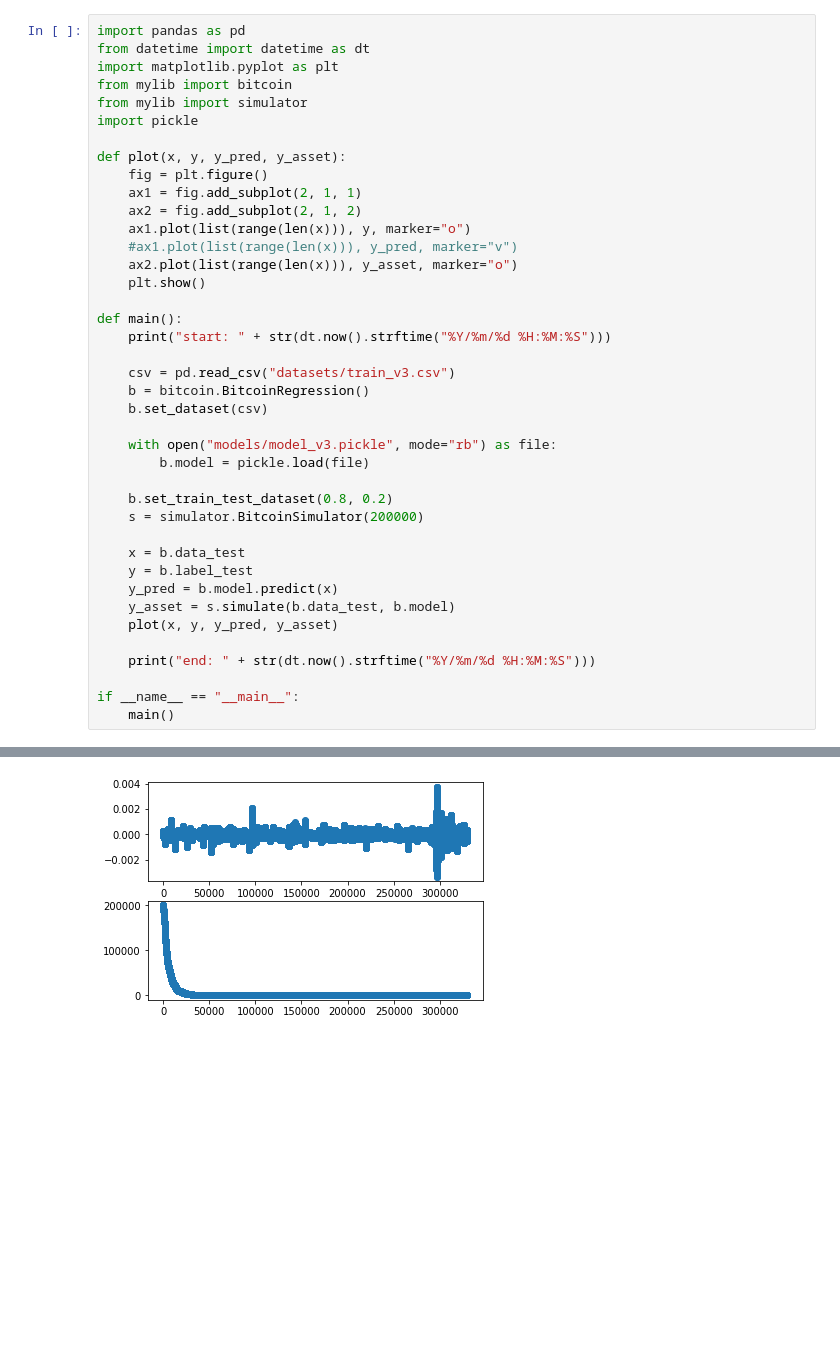
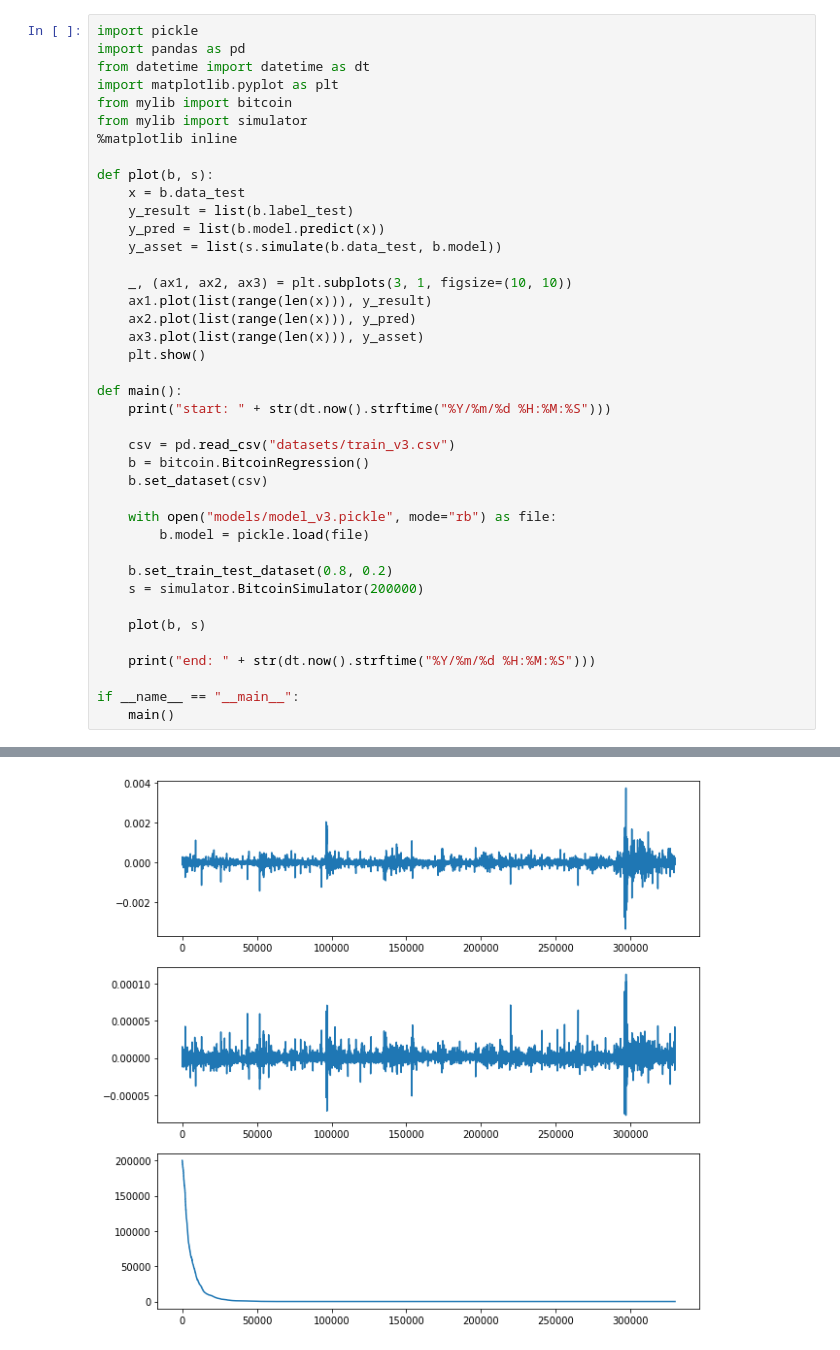
Before and after one commit to awesomest/mytrader, a Jupyter notebook: simulate_trading.ipynb, the cells around one changed output, grey strips where cells are left out. Drawn from its saved outputs; the diff is of its cells as text; blank space fills up the shorter version.

```diff
--- a/simulate_trading.ipynb
+++ b/simulate_trading.ipynb
@@ -1,18 +1,22 @@
 # %%
+import pickle
 import pandas as pd
 from datetime import datetime as dt
 import matplotlib.pyplot as plt
 from mylib import bitcoin
 from mylib import simulator
-import pickle
+%matplotlib inline
 
-def plot(x, y, y_pred, y_asset):
-    fig = plt.figure()
-    ax1 = fig.add_subplot(2, 1, 1)
-    ax2 = fig.add_subplot(2, 1, 2)
-    ax1.plot(list(range(len(x))), y, marker="o")
-    #ax1.plot(list(range(len(x))), y_pred, marker="v")
-    ax2.plot(list(range(len(x))), y_asset, marker="o")
+def plot(b, s):
+    x = b.data_test
+    y_result = list(b.label_test)
+    y_pred = list(b.model.predict(x))
+    y_asset = list(s.simulate(b.data_test, b.model))
+
+    _, (ax1, ax2, ax3) = plt.subplots(3, 1, figsize=(10, 10))
+    ax1.plot(list(range(len(x))), y_result)
+    ax2.plot(list(range(len(x))), y_pred)
+    ax3.plot(list(range(len(x))), y_asset)
     plt.show()
 
 def main():
@@ -28,11 +32,7 @@ def main():
     b.set_train_test_dataset(0.8, 0.2)
     s = simulator.BitcoinSimulator(200000)
 
-    x = b.data_test
-    y = b.label_test
-    y_pred = b.model.predict(x)
-    y_asset = s.simulate(b.data_test, b.model)
-    plot(x, y, y_pred, y_asset)
+    plot(b, s)
 
     print("end: " + str(dt.now().strftime("%Y/%m/%d %H:%M:%S")))
 
@@ -43 +43 @@ start: 2020/05/05 04:26:19
-[figure, old version]
+[figure, new version]
```
Also changed, not shown: parts of 1 cell of this notebook, 3 other files.
